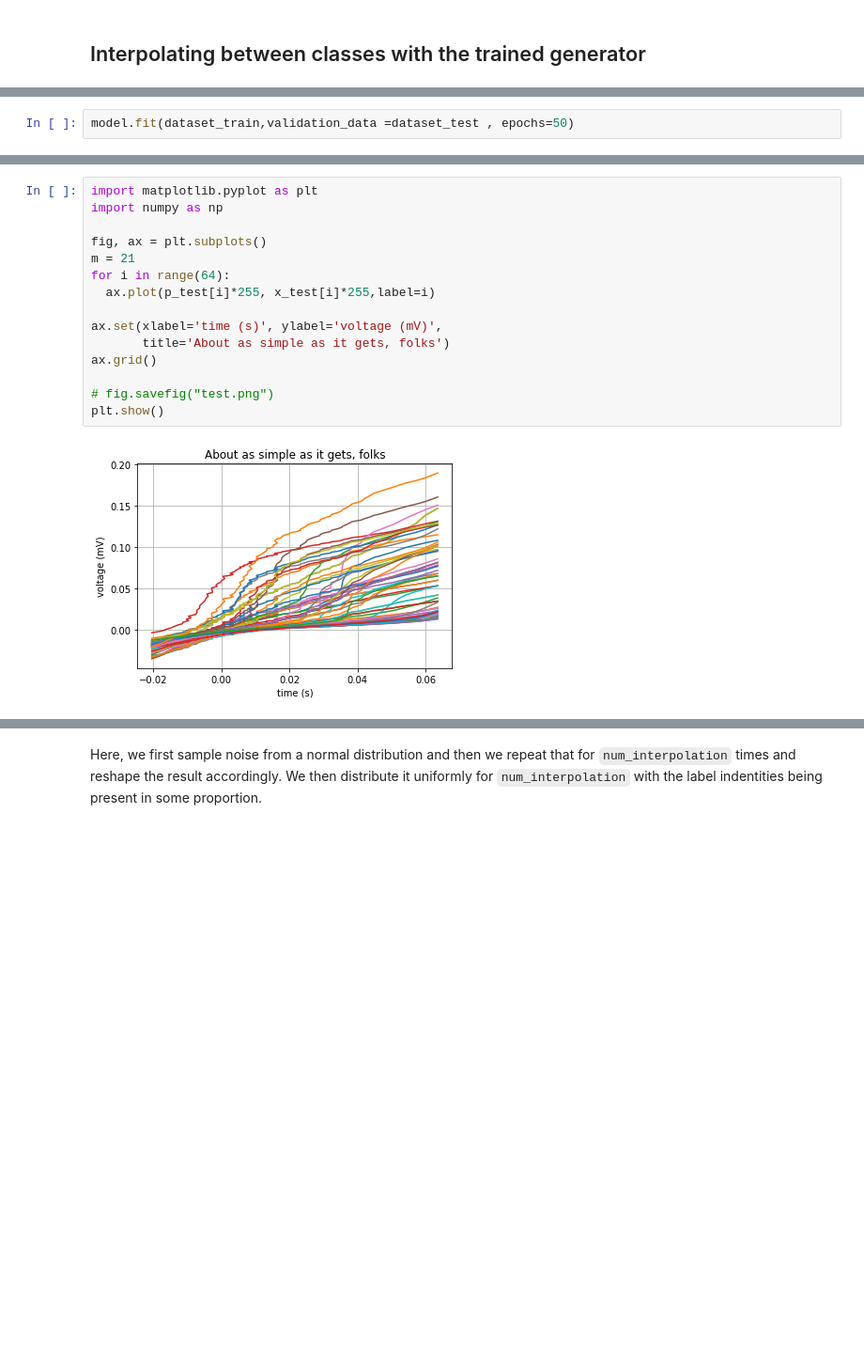
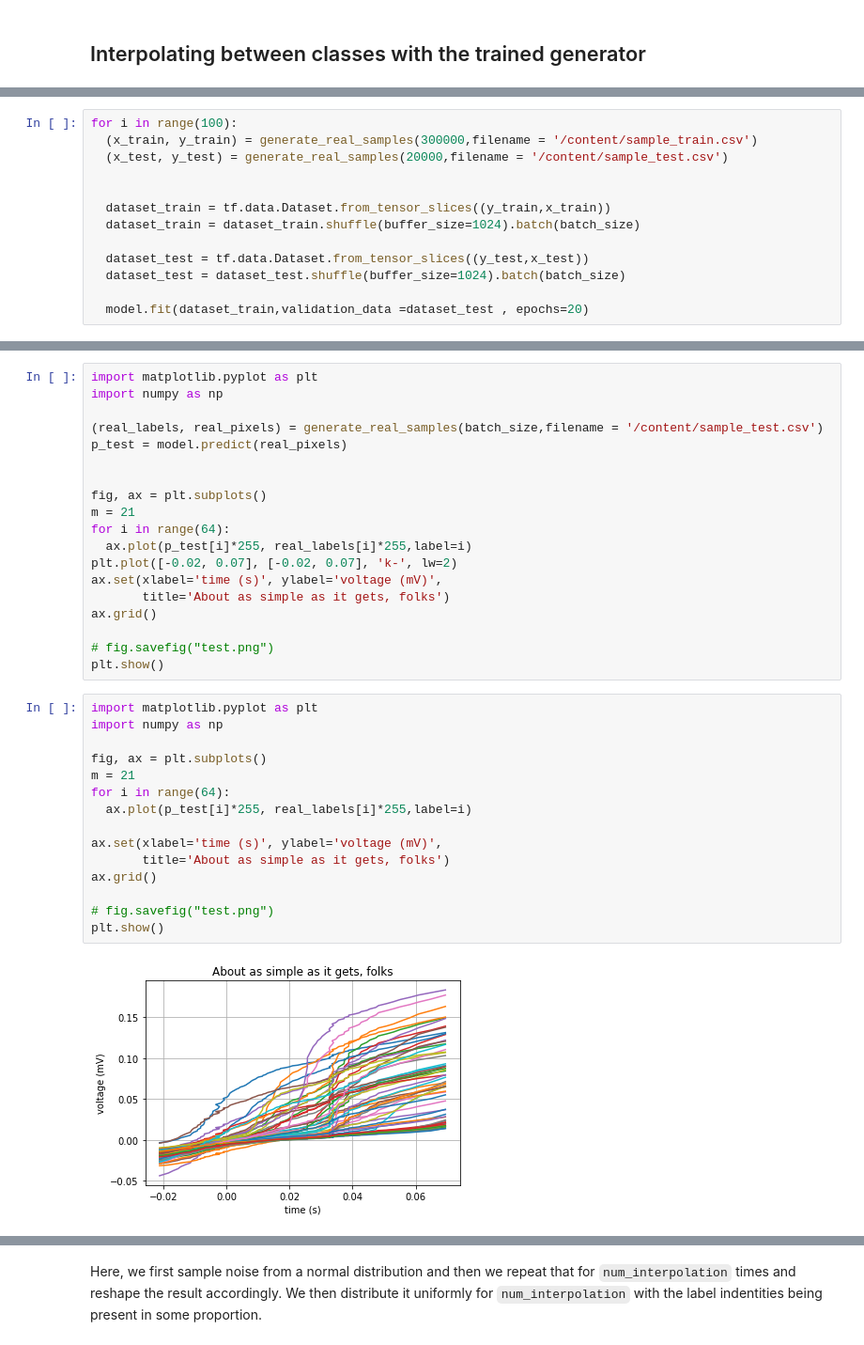
Before and after one commit to seismosmsr/machine_learning, a Jupyter notebook: conditional_gan.ipynb, the cells around one changed output, grey strips where cells are left out. Shown at 94% size. Drawn from its saved outputs; the diff is of its cells as text; blank space fills up the shorter version.

```diff
--- a/conditional_gan.ipynb
+++ b/conditional_gan.ipynb
@@ -439,2 +488,0 @@ model.compile(loss="MeanSquaredError", optimizer=optimizer)
-# %%
-model.fit(dataset_train,validation_data =dataset_test , epochs=50)
@@ -467,0 +572,13 @@ p_test = model.predict(y_test)
+# %%
+for i in range(100):
+  (x_train, y_train) = generate_real_samples(300000,filename = '/content/sample_train.csv')
+  (x_test, y_test) = generate_real_samples(20000,filename = '/content/sample_test.csv')
+
+
+  dataset_train = tf.data.Dataset.from_tensor_slices((y_train,x_train))
+  dataset_train = dataset_train.shuffle(buffer_size=1024).batch(batch_size)
+
+  dataset_test = tf.data.Dataset.from_tensor_slices((y_test,x_test))
+  dataset_test = dataset_test.shuffle(buffer_size=1024).batch(batch_size)
+
+  model.fit(dataset_train,validation_data =dataset_test , epochs=20)
@@ -468,20 +605,39 @@ p_test = model.predict(y_test)
+# %%
+import matplotlib.pyplot as plt
+import numpy as np
+
+(real_labels, real_pixels) = generate_real_samples(batch_size,filename = '/content/sample_test.csv')
+p_test = model.predict(real_pixels)
+
+
+fig, ax = plt.subplots()
+m = 21
+for i in range(64):
+  ax.plot(p_test[i]*255, real_labels[i]*255,label=i)
+plt.plot([-0.02, 0.07], [-0.02, 0.07], 'k-', lw=2)
+ax.set(xlabel='time (s)', ylabel='voltage (mV)',
+       title='About as simple as it gets, folks')
+ax.grid()
+
+# fig.savefig("test.png")
+plt.show()
 # %%
 import matplotlib.pyplot as plt
 import numpy as np
 
 fig, ax = plt.subplots()
 m = 21
 for i in range(64):
-  ax.plot(p_test[i]*255, x_test[i]*255,label=i)
+  ax.plot(p_test[i]*255, real_labels[i]*255,label=i)
 
 ax.set(xlabel='time (s)', ylabel='voltage (mV)',
        title='About as simple as it gets, folks')
 ax.grid()
 
 # fig.savefig("test.png")
 plt.show()
 # %% [output]
-[figure, old version]
+[figure, new version]
 # %%
 # We first extract the trained generator from our Conditiona GAN.
 trained_gen = cond_gan.generator
```
Also changed, not shown: parts of 15 cells of this notebook.
